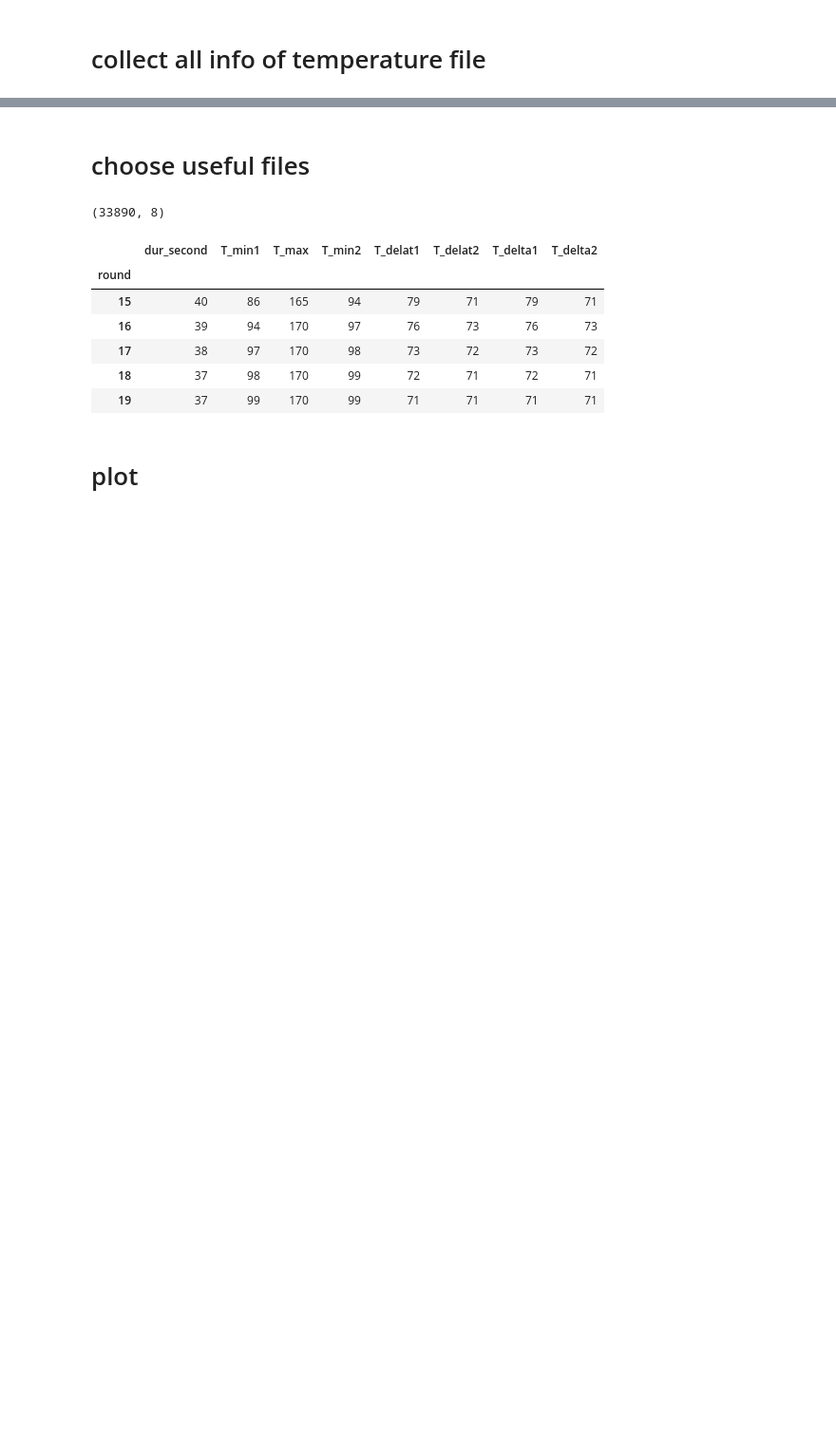
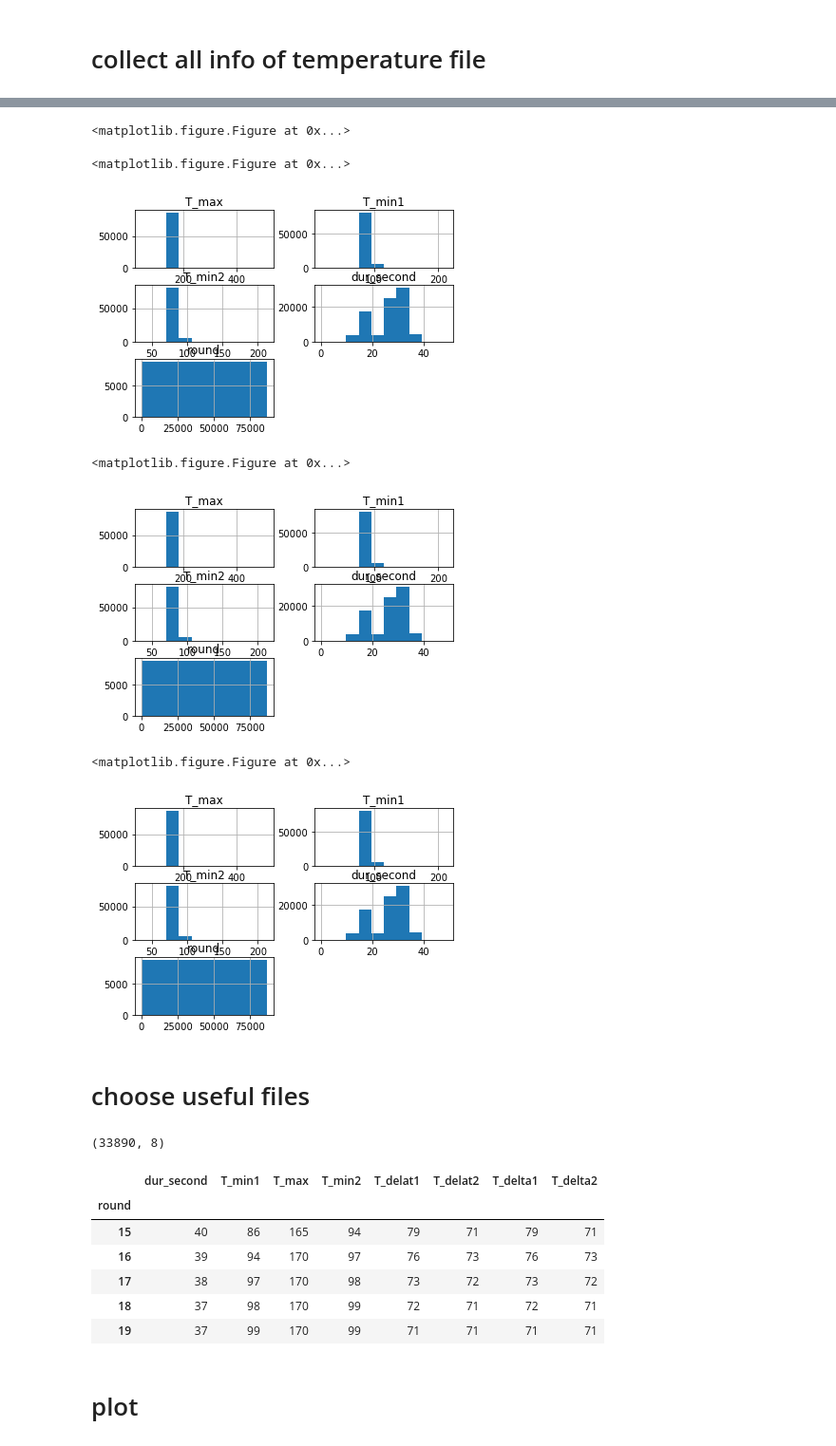
Before and after one commit to gejianwnen/Exp3, a Jupyter notebook: round_temperature_analysis.ipynb, the cells around one changed output, grey strips where cells are left out. Shown at 95% size. Saved outputs shown, nothing was run; the diff lists cells and outputs as text; code cells hidden in the pictures; blank space fills up the shorter version.

```diff
--- a/round_temperature_analysis.ipynb
+++ b/round_temperature_analysis.ipynb
@@ -39,3 +40,16 @@ all_df.head()
+# %%
+all_df = pd.read_csv("./temp/all_temp_info.csv")
+plt.figure()
+all_df.hist(bins=10)
+plt.show()
+# %% [output]
+<matplotlib.figure.Figure at 0x...>
+<matplotlib.figure.Figure at 0x...>
+[figure, added]
+<matplotlib.figure.Figure at 0x...>
+[figure, added]
+<matplotlib.figure.Figure at 0x...>
+[figure, added]
 # %% [markdown]
 # choose useful files
 # %%
```
Also changed, not shown: parts of 5 cells of this notebook, 1 other file.
